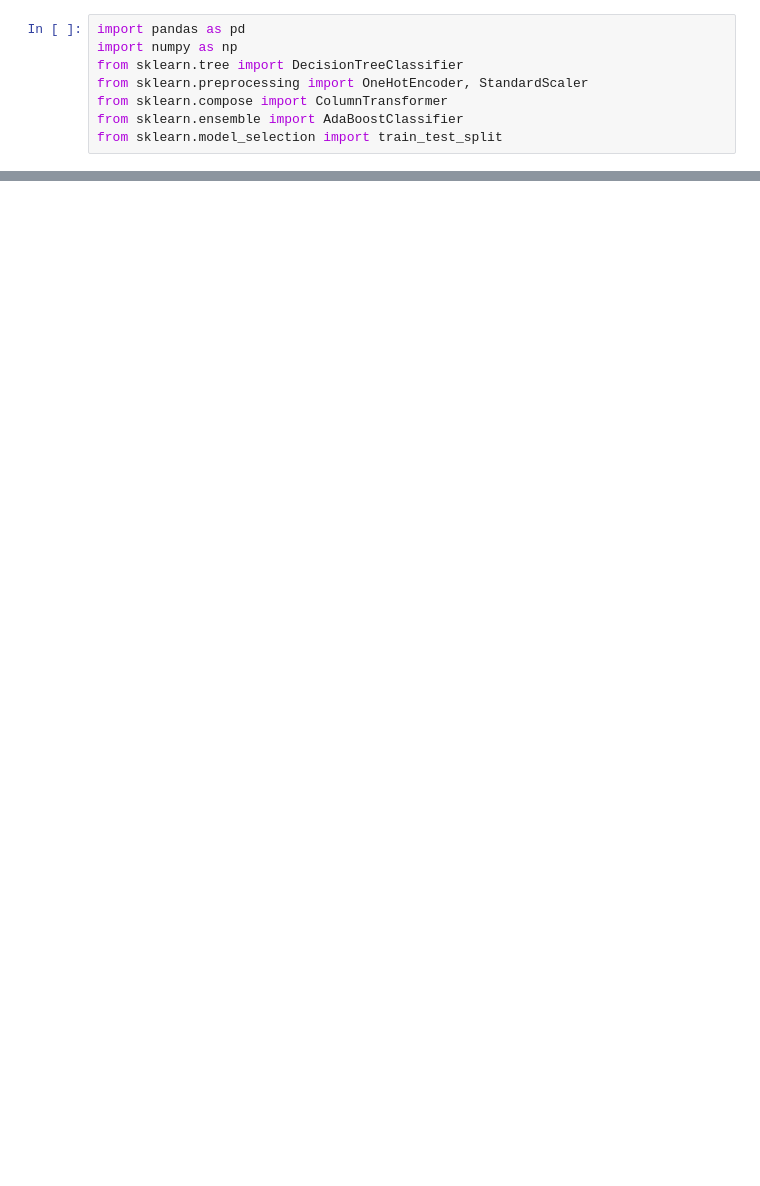
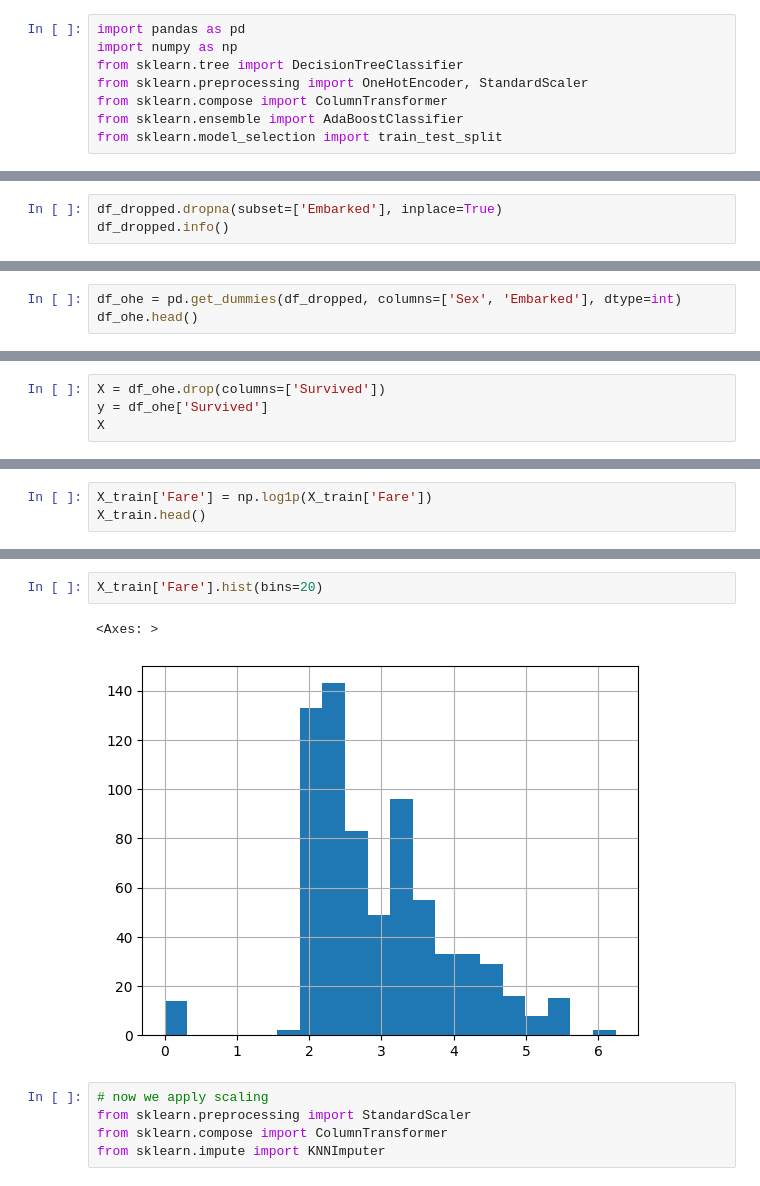
Before and after one commit to Ishaan87/titanic-kaggle-comp, a Jupyter notebook: using_adaboost.ipynb, the cells around one changed output, grey strips where cells are left out. Saved outputs shown, nothing was run; the diff lists cells and outputs as text; blank space fills up the shorter version.

```diff
--- a/using_adaboost.ipynb
+++ b/using_adaboost.ipynb
@@ -60,0 +51,3 @@ For example, when doing 'df[col].method(value, inplace=True)', try using 'df.met
+# %%
+df_dropped.dropna(subset=['Embarked'], inplace=True)
+df_dropped.info()
@@ -60,0 +70,3 @@ For example, when doing 'df[col].method(value, inplace=True)', try using 'df.met
+# %%
+df_ohe = pd.get_dummies(df_dropped, columns=['Sex', 'Embarked'], dtype=int)
+df_ohe.head()
@@ -60,0 +80,4 @@ For example, when doing 'df[col].method(value, inplace=True)', try using 'df.met
+# %%
+X = df_ohe.drop(columns=['Survived'])
+y = df_ohe['Survived']
+X
@@ -65,0 +127,3 @@ print(X_test.shape, X_train.shape)
+# %%
+X_train['Fare'] = np.log1p(X_train['Fare'])
+X_train.head()
@@ -65,0 +137,10 @@ print(X_test.shape, X_train.shape)
+# %%
+X_train['Fare'].hist(bins=20)
+# %% [output]
+<Axes: >
+[figure, added]
+# %%
+# now we apply scaling
+from sklearn.preprocessing import StandardScaler
+from sklearn.compose import ColumnTransformer
+from sklearn.impute import KNNImputer
```
Also changed, not shown: parts of 31 cells of this notebook, 4 other files.
